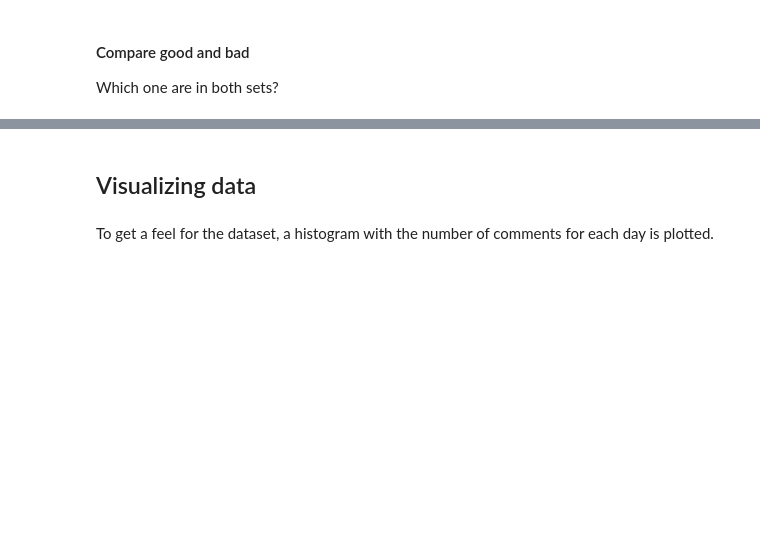
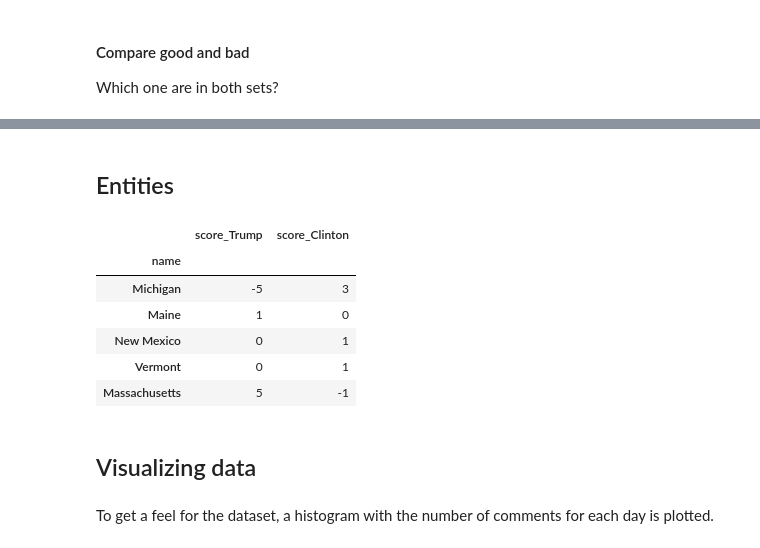
Before and after one commit to arthishow/Project, a Jupyter notebook: Final project.ipynb, the cells around one changed output, grey strips where cells are left out. Cells and saved outputs as stored; diff of their text form; code cells hidden in the pictures; blank space fills up the shorter version.

```diff
--- a/Final project.ipynb
+++ b/Final project.ipynb
@@ -422,0 +427,30 @@ bad_only.most_common(10)
+# %% [markdown]
+## Entities
+# %%
+def get_score(row, firstName, lastName, out_states):
+    current_state = row['author_flair_text']
+    if firstName in row['entity'] or lastName in row['entity']:
+        if row['label'] == 'Positive':
+            out_states.loc[current_state, 'score_'+lastName] += 1
+        elif row['label'] == 'Negative':
+            out_states.loc[current_state, 'score_'+lastName] -= 1
+# %%
+state_list = list(set(state_full))
+state_df = pd.DataFrame(state_list, columns=['name'])
+state_df.set_index('name', inplace=True)
+state_df['score_Trump'] = 0
+state_df['score_Clinton'] = 0
+
+sample_sorted_score.apply(get_score, firstName='Donald', lastName='Trump', out_states=state_df, axis=1)
+sample_sorted_score.apply(get_score, firstName='Hillary', lastName='Clinton', out_states=state_df, axis=1)
+
+
+state_df.head()
+# %% [output]
+|  | score_Trump | score_Clinton |
+| name |  |  |
+| Michigan | -5 | 3 |
+| Maine | 1 | 0 |
+| New Mexico | 0 | 1 |
+| Vermont | 0 | 1 |
+| Massachusetts | 5 | -1 |
```
Also changed, not shown: parts of 20 cells of this notebook, 1 other file.
